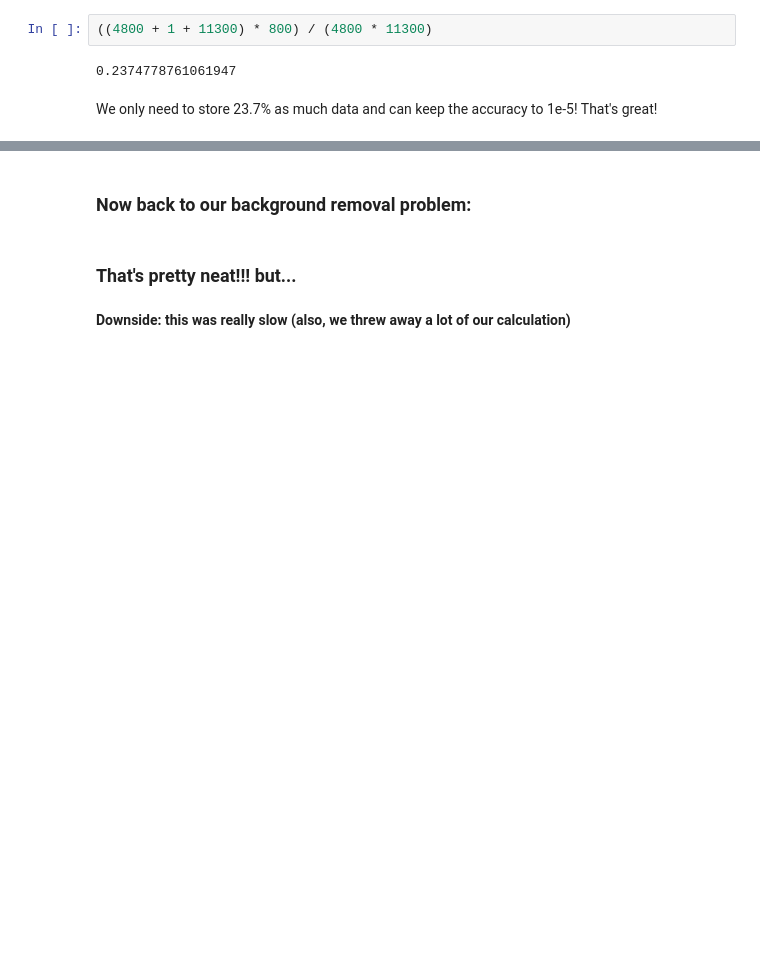
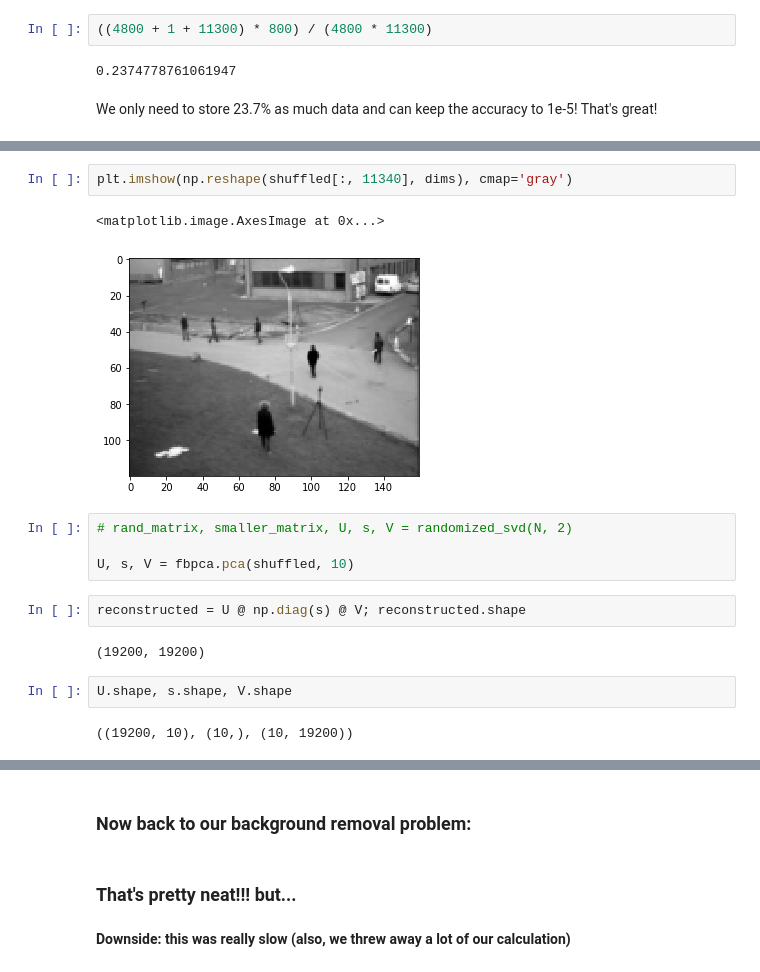
Before and after one commit to fastai/randomized-SVD, a Jupyter notebook: Randomized SVD.ipynb, the cells around one changed output, grey strips where cells are left out. Drawn from its saved outputs; the diff is of its cells as text; blank space fills up the shorter version.

```diff
--- a/Randomized SVD.ipynb
+++ b/Randomized SVD.ipynb
@@ -213,0 +331,17 @@ We only need to store 23.7% as much data and can keep the accuracy to 1e-5!  Tha
+# %%
+plt.imshow(np.reshape(shuffled[:, 11340], dims), cmap='gray')
+# %% [output]
+<matplotlib.image.AxesImage at 0x...>
+[figure, added]
+# %%
+# rand_matrix, smaller_matrix, U, s, V = randomized_svd(N, 2)
+
+U, s, V = fbpca.pca(shuffled, 10)
+# %%
+reconstructed = U @ np.diag(s) @ V; reconstructed.shape
+# %% [output]
+(19200, 19200)
+# %%
+U.shape, s.shape, V.shape
+# %% [output]
+((19200, 10), (10,), (10, 19200))
```
Also changed, not shown: parts of 72 cells of this notebook, 1 other file.
